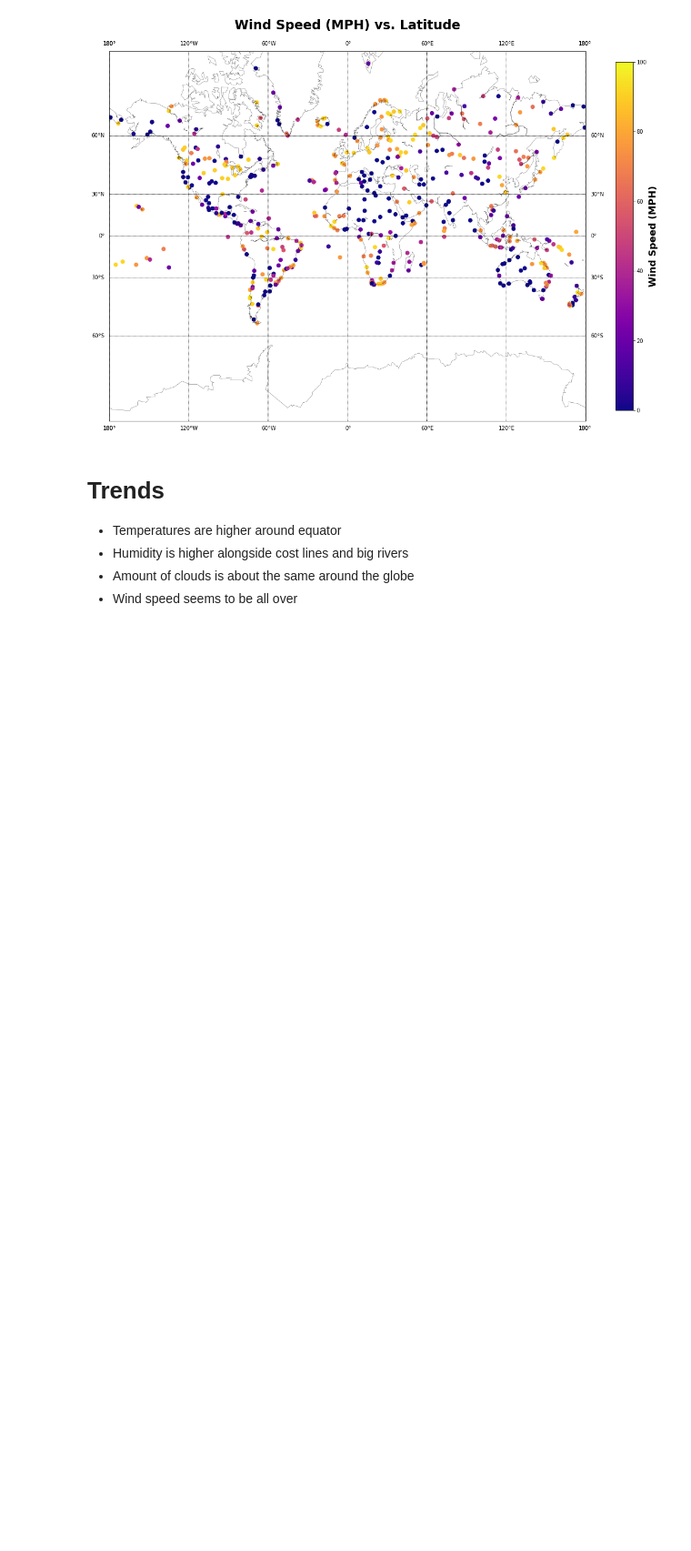
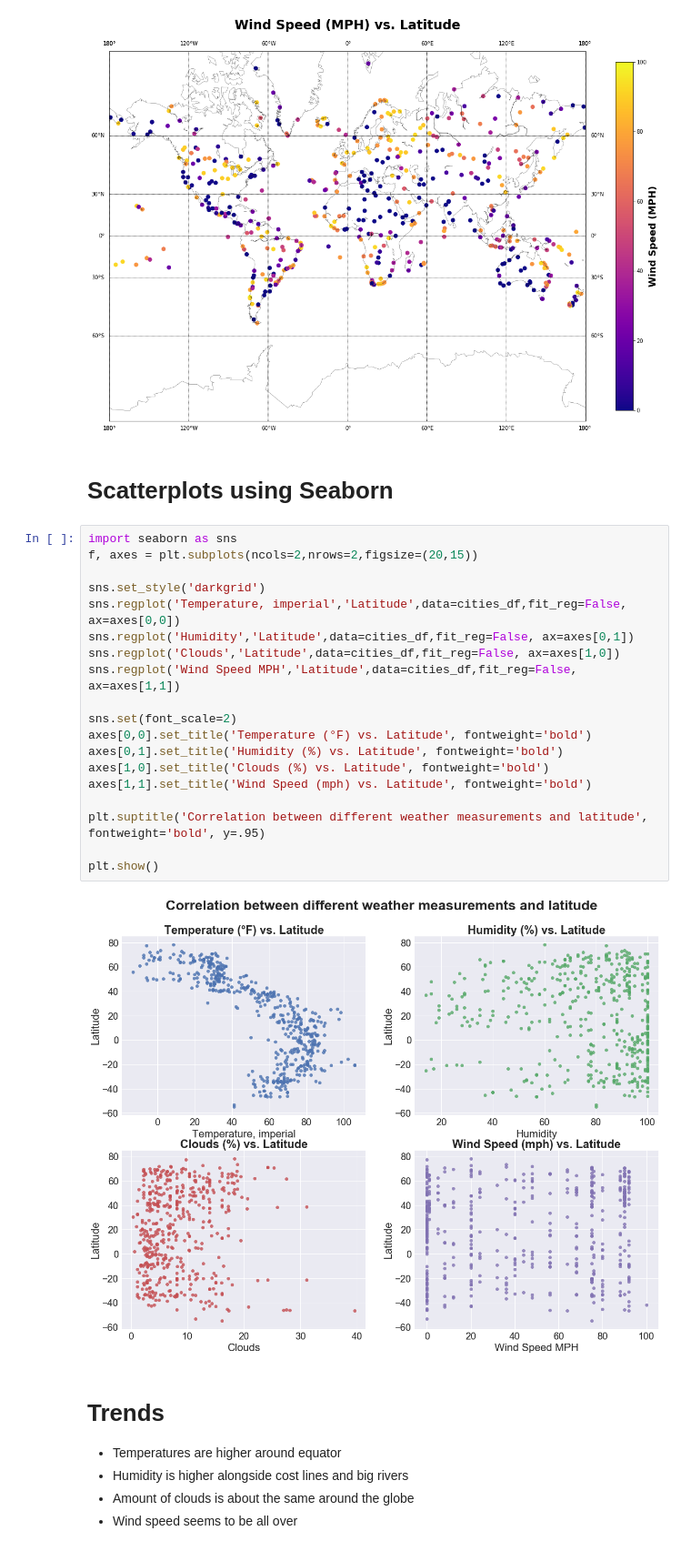
Before and after one commit to yegorkryukov/python-challenge, a Jupyter notebook: WeatherPy/WeatherPy.ipynb, the cells around one changed output. Shown at 91% size. Drawn from its saved outputs; the diff is of its cells as text; blank space fills up the shorter version.

Commit message:
Add Seaborn scatter plots

```diff
--- a/WeatherPy/WeatherPy.ipynb
+++ b/WeatherPy/WeatherPy.ipynb
@@ -292,6 +292,29 @@ plt.show()
     for more details.
   ax.hold(b)
 [figure]
+# %% [markdown]
+# Scatterplots using Seaborn
+# %%
+import seaborn as sns
+f, axes = plt.subplots(ncols=2,nrows=2,figsize=(20,15))
+
+sns.set_style('darkgrid')
+sns.regplot('Temperature, imperial','Latitude',data=cities_df,fit_reg=False, ax=axes[0,0])
+sns.regplot('Humidity','Latitude',data=cities_df,fit_reg=False, ax=axes[0,1])
+sns.regplot('Clouds','Latitude',data=cities_df,fit_reg=False, ax=axes[1,0])
+sns.regplot('Wind Speed MPH','Latitude',data=cities_df,fit_reg=False, ax=axes[1,1])
+
+sns.set(font_scale=2)
+axes[0,0].set_title('Temperature (°F) vs. Latitude', fontweight='bold')
+axes[0,1].set_title('Humidity (%) vs. Latitude', fontweight='bold')
+axes[1,0].set_title('Clouds (%) vs. Latitude', fontweight='bold')
+axes[1,1].set_title('Wind Speed (mph) vs. Latitude', fontweight='bold')
+
+plt.suptitle('Correlation between different weather measurements and latitude', fontweight='bold', y=.95)
+
+plt.show()
+# %% [output]
+[figure, added]
 # %% [markdown]
 # Trends
 * Temperatures are higher around equator
```
Also changed, not shown: 2 other files.
